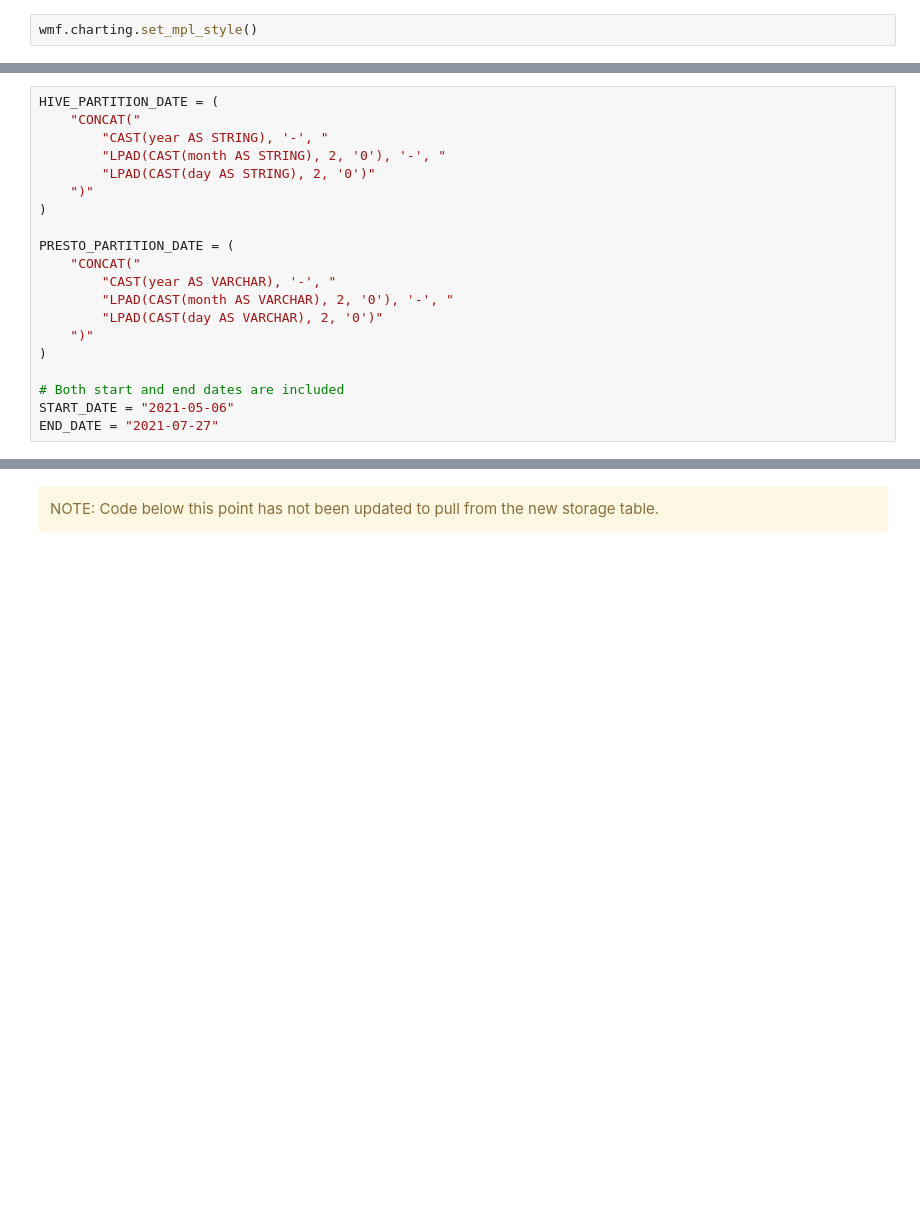
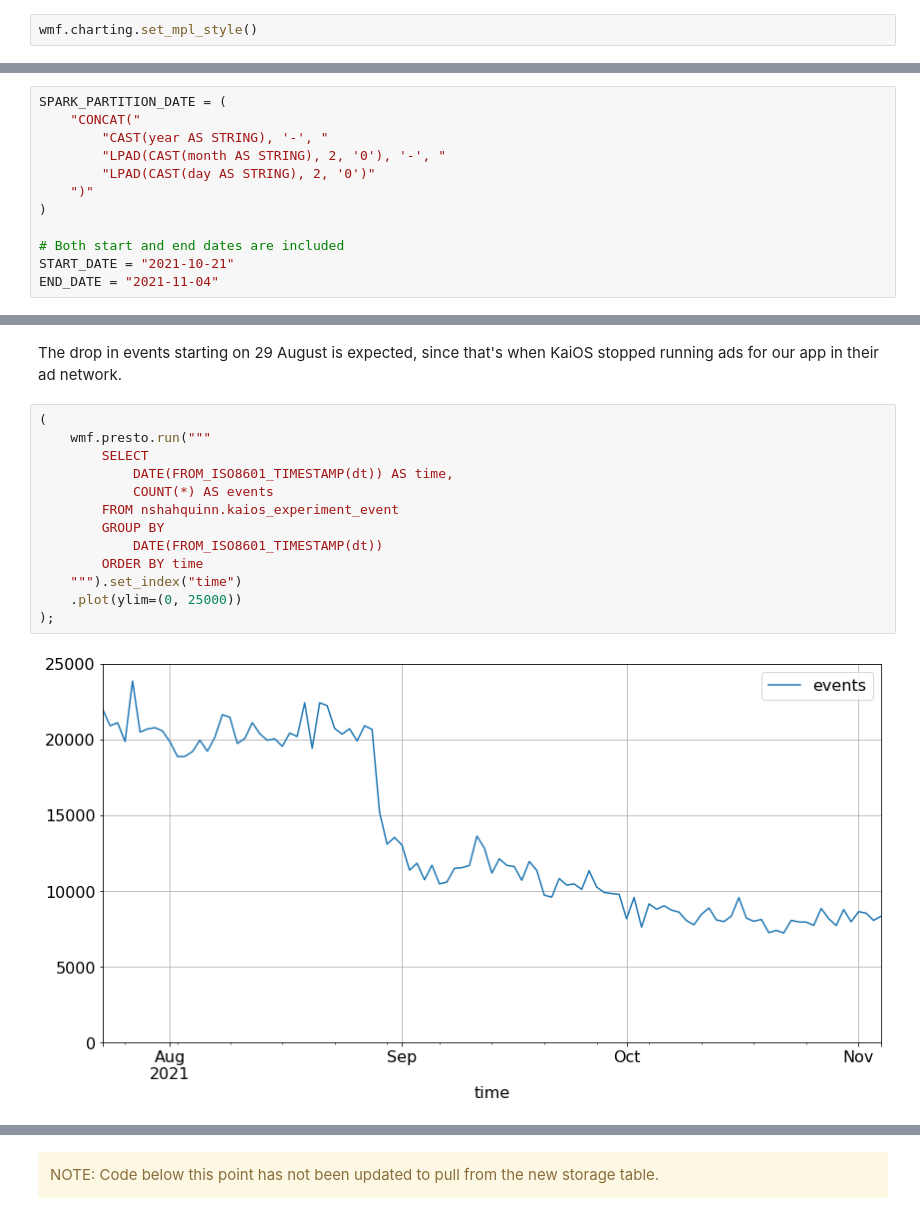
Before and after one commit to wikimedia-research/2021-KaiOS-app-homepage-content-suggestions, a Jupyter notebook: data_collection_and_exploration.ipynb, the cells around one changed output, grey strips where cells are left out. Saved outputs shown, nothing was run; the diff lists cells and outputs as text; blank space fills up the shorter version.

```diff
--- a/data_collection_and_exploration.ipynb
+++ b/data_collection_and_exploration.ipynb
@@ -20,5 +25,5 @@ Log of updates:
 # %%
-HIVE_PARTITION_DATE = (
+SPARK_PARTITION_DATE = (
     "CONCAT("
         "CAST(year AS STRING), '-', "
         "LPAD(CAST(month AS STRING), 2, '0'), '-', "
@@ -26,16 +31,8 @@ HIVE_PARTITION_DATE = (
     ")"
 )
 
-PRESTO_PARTITION_DATE = (
-    "CONCAT("
-        "CAST(year AS VARCHAR), '-', "
-        "LPAD(CAST(month AS VARCHAR), 2, '0'), '-', "
-        "LPAD(CAST(day AS VARCHAR), 2, '0')"
-    ")"
-)
-
 # Both start and end dates are included
-START_DATE = "2021-05-06"
-END_DATE = "2021-07-27"
+START_DATE = "2021-10-21"
+END_DATE = "2021-11-04"
 # %%
 wmf.spark.run("""
@@ -84,3 +85,20 @@ WHERE
     AND SIZE(event.tests) > 0
     AND event.is_production
 """)
+# %% [markdown]
+The drop in events starting on 29 August is expected, since that's when KaiOS stopped running ads for our app in their ad network.
+# %%
+(
+    wmf.presto.run("""
+        SELECT
+            DATE(FROM_ISO8601_TIMESTAMP(dt)) AS time,
+            COUNT(*) AS events
+        FROM nshahquinn.kaios_experiment_event
+        GROUP BY
+            DATE(FROM_ISO8601_TIMESTAMP(dt))
+        ORDER BY time
+    """).set_index("time")
+    .plot(ylim=(0, 25000))
+);
+# %% [output]
+[figure, added]
```
Also changed, not shown: parts of 27 cells of this notebook.
